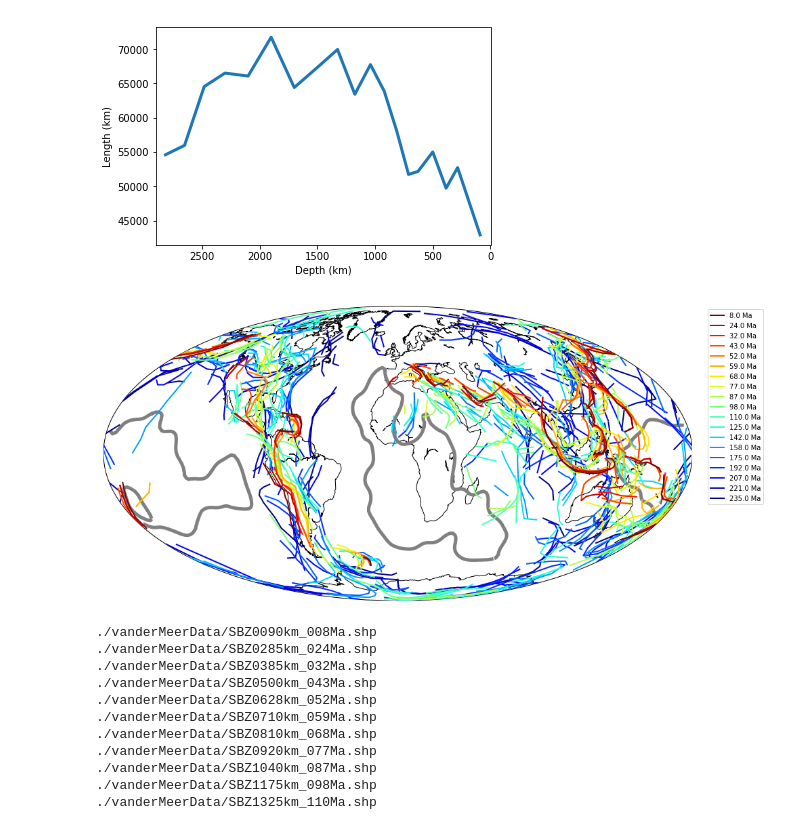
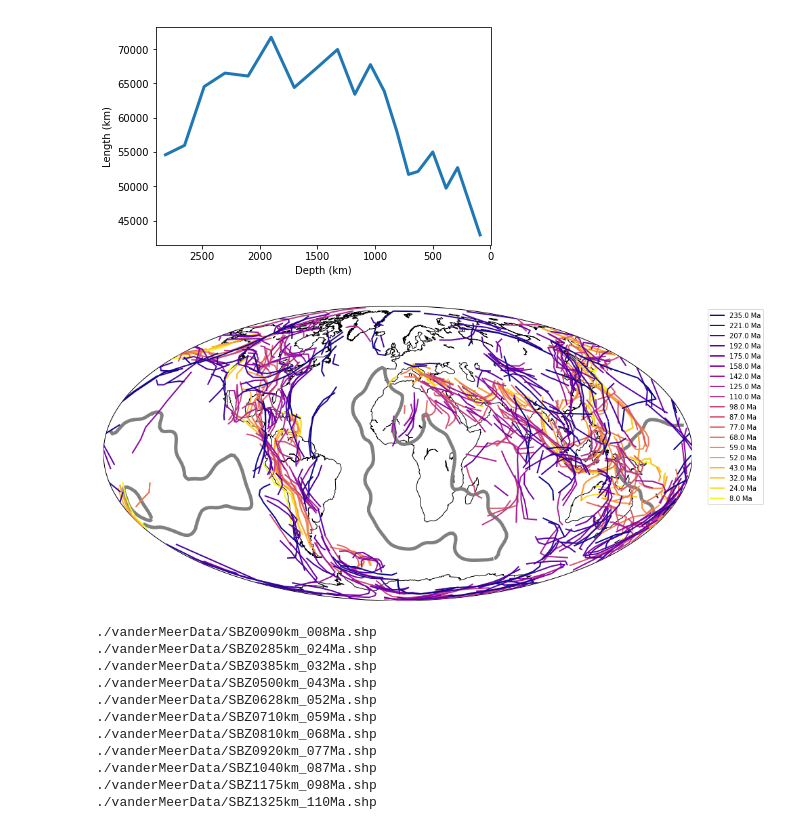
Before and after one commit to siwill22/2019_Subduction_History, a Jupyter notebook: 03-VDM_distances.ipynb, the cells around one changed output. Cells and saved outputs as stored; diff of their text form; code cells hidden in the pictures.

```diff
--- a/03-VDM_distances.ipynb
+++ b/03-VDM_distances.ipynb
@@ -95,32 +95,32 @@ pygplates.FeatureCollection(VDM2012_features).write('./vanderMeerData/VDM2012_fe
 # %%
 # Plot all subduction from different times as a single plot, color showing depth/age
 
 plt.figure(figsize=(16,8))
 
 m = Basemap(projection='moll',lon_0=0)
 m.drawcoastlines()
 m.readshapefile(LLSVP_edge_filename,'tmp',color='gray',linewidth=5,zorder=2)
 
 color_idx = np.linspace(0, 1, len(file_list))
 
 for i,filename in zip(color_idx,file_list):
     #dummy line plot to get legend
-    plt.plot(-999,-999,color=plt.cm.jet_r(i),
+    plt.plot(-999,-999,color=plt.cm.plasma(i),
              linewidth=2,label='%s Ma' % float(filename[-9:-6]))
     features = pygplates.FeatureCollection(filename)
     for feature in features:
         btype = feature.get_shapefile_attribute('Id')
         if feature.get_geometry() is not None:
             points = feature.get_geometry().to_lat_lon_array()
             if btype==5 or btype==1 or btype==4:
                 x,y = m(points[:,1],points[:,0])
-                m.plot(x,y,color=plt.cm.jet_r(i),
+                m.plot(x,y,color=plt.cm.plasma(i),
                          linewidth=2,zorder=200-i)
 
 plt.legend(bbox_to_anchor=(1.02, 1), loc='upper left')
 plt.show()
 # %% [output]
-[figure, old version]
+[figure, new version]
 # %%
 # Get some files that represent the Earthbyte plate model reconstructed using the van der Meer reference frame.
 # This way, we'll be able to reconstruct continent polygons to each time step, and measure the distance of each
```
Also changed, not shown: parts of 1 cell of this notebook, 4 other files.
